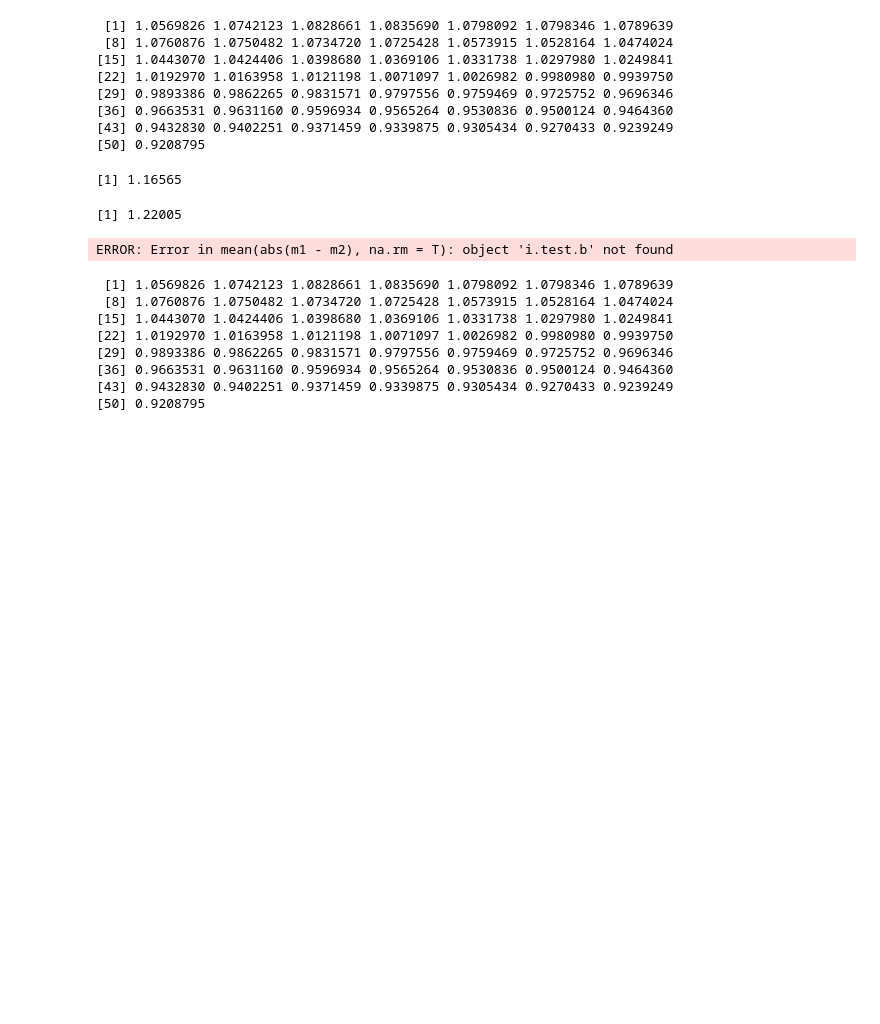
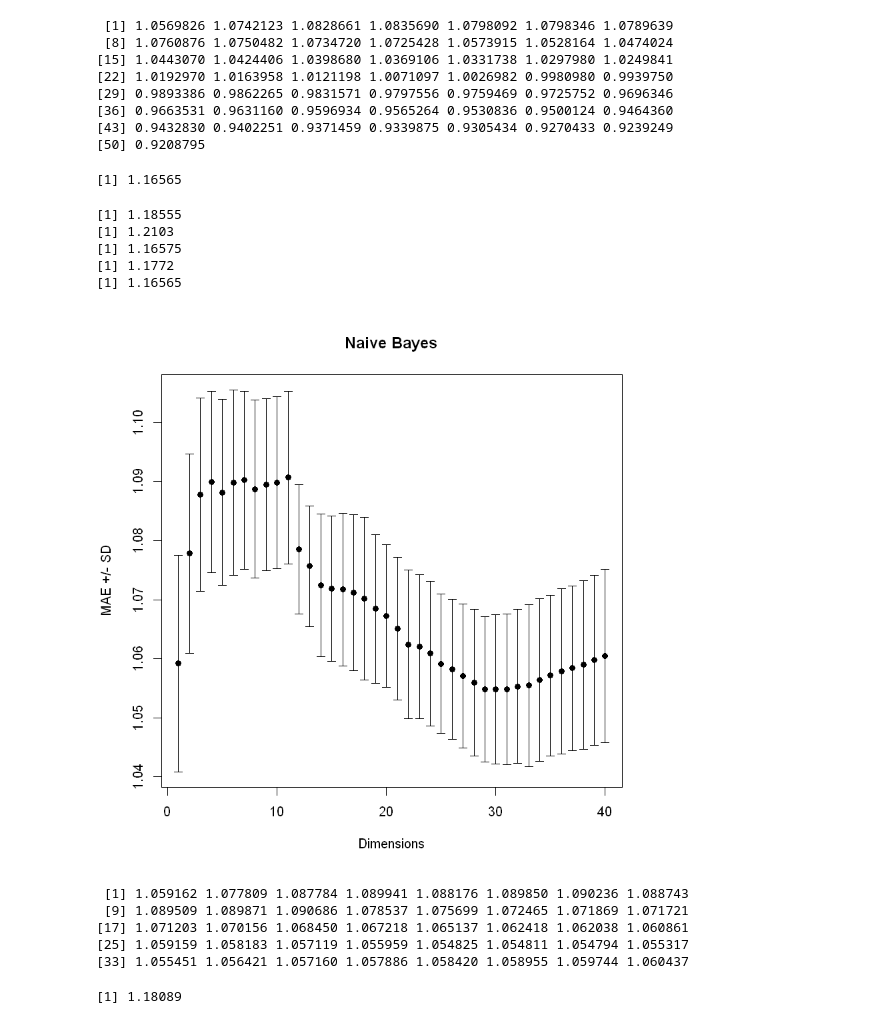
Before and after one commit to olivierp9/Recommender-System, a Jupyter notebook: projet/bayes_ori.ipynb, the cells around one changed output. Drawn from its saved outputs; the diff is of its cells as text; code cells hidden in the pictures; blank space fills up the shorter version.

```diff
--- a/projet/bayes_ori.ipynb
+++ b/projet/bayes_ori.ipynb
@@ -187,32 +191,41 @@ test[[5]] <- read.table(file=paste("naiveBayesTestc1_5.csv", sep = "")) # drops
 # %%
+to.plot<-c()
+cv.b <- c()
 for (i in 1:5){
 m.train <- data.matrix(table[[i]])
 i.test.c <- unlist(test[[i]])
 print(mae(m.train[i.test.c],m.na[i.test.c]))
 m.svd <- svd(m.train)
-to.plot<-rbind(to.plot,unlist(lapply(seq(100), new.m.cv)))
+to.plot<-rbind(to.plot,unlist(lapply(seq(40), new.m.cv)))
+cv.b <- c(cv.b,mae(m.train[i.test.c],m.na[i.test.c]))
     }
 to.plot<-apply(to.plot,2,unlist)
 # %% [output]
-[1] 1.22005
+[1] 1.18555
+[1] 1.2103
+[1] 1.16575
+[1] 1.1772
+[1] 1.16565
-ERROR: Error in mean(abs(m1 - m2), na.rm = T): object 'i.test.b' not found
 # %%
 sdev <- apply(to.plot,2,sd)
 avg <- colMeans(to.plot)
 x <- 1:length(avg)
-plot(x,colMeans(to.plot),ylim=range(c(avg-sdev, avg+sdev)),pch=19, xlab="Measurements", ylab="Mean +/- SD",
-    main="Scatter plot with std.dev error bars"
+plot(x,colMeans(to.plot),ylim=range(c(avg-sdev, avg+sdev)),pch=19, xlab="Dimensions", ylab="MAE +/- SD",
+    main="Naive Bayes"
 )
 # hack: we draw arrows but with very special "arrowheads"
 arrows(x, avg-sdev, x, avg+sdev, length=0.05, angle=90, code=3)
+# %% [output]
+[figure, added]
 # %%
 avg
 # %% [output]
- [1] 1.0569826 1.0742123 1.0828661 1.0835690 1.0798092 1.0798346 1.0789639
- [8] 1.0760876 1.0750482 1.0734720 1.0725428 1.0573915 1.0528164 1.0474024
-[15] 1.0443070 1.0424406 1.0398680 1.0369106 1.0331738 1.0297980 1.0249841
-[22] 1.0192970 1.0163958 1.0121198 1.0071097 1.0026982 0.9980980 0.9939750
-[29] 0.9893386 0.9862265 0.9831571 0.9797556 0.9759469 0.9725752 0.9696346
-[36] 0.9663531 0.9631160 0.9596934 0.9565264 0.9530836 0.9500124 0.9464360
-[43] 0.9432830 0.9402251 0.9371459 0.9339875 0.9305434 0.9270433 0.9239249
-[50] 0.9208795
+ [1] 1.059162 1.077809 1.087784 1.089941 1.088176 1.089850 1.090236 1.088743
+ [9] 1.089509 1.089871 1.090686 1.078537 1.075699 1.072465 1.071869 1.071721
+[17] 1.071203 1.070156 1.068450 1.067218 1.065137 1.062418 1.062038 1.060861
+[25] 1.059159 1.058183 1.057119 1.055959 1.054825 1.054811 1.054794 1.055317
+[33] 1.055451 1.056421 1.057160 1.057886 1.058420 1.058955 1.059744 1.060437
+# %%
+mean(cv.b)
+# %% [output]
+[1] 1.18089
```
Also changed, not shown: parts of 4 cells of this notebook, 14 other files.
